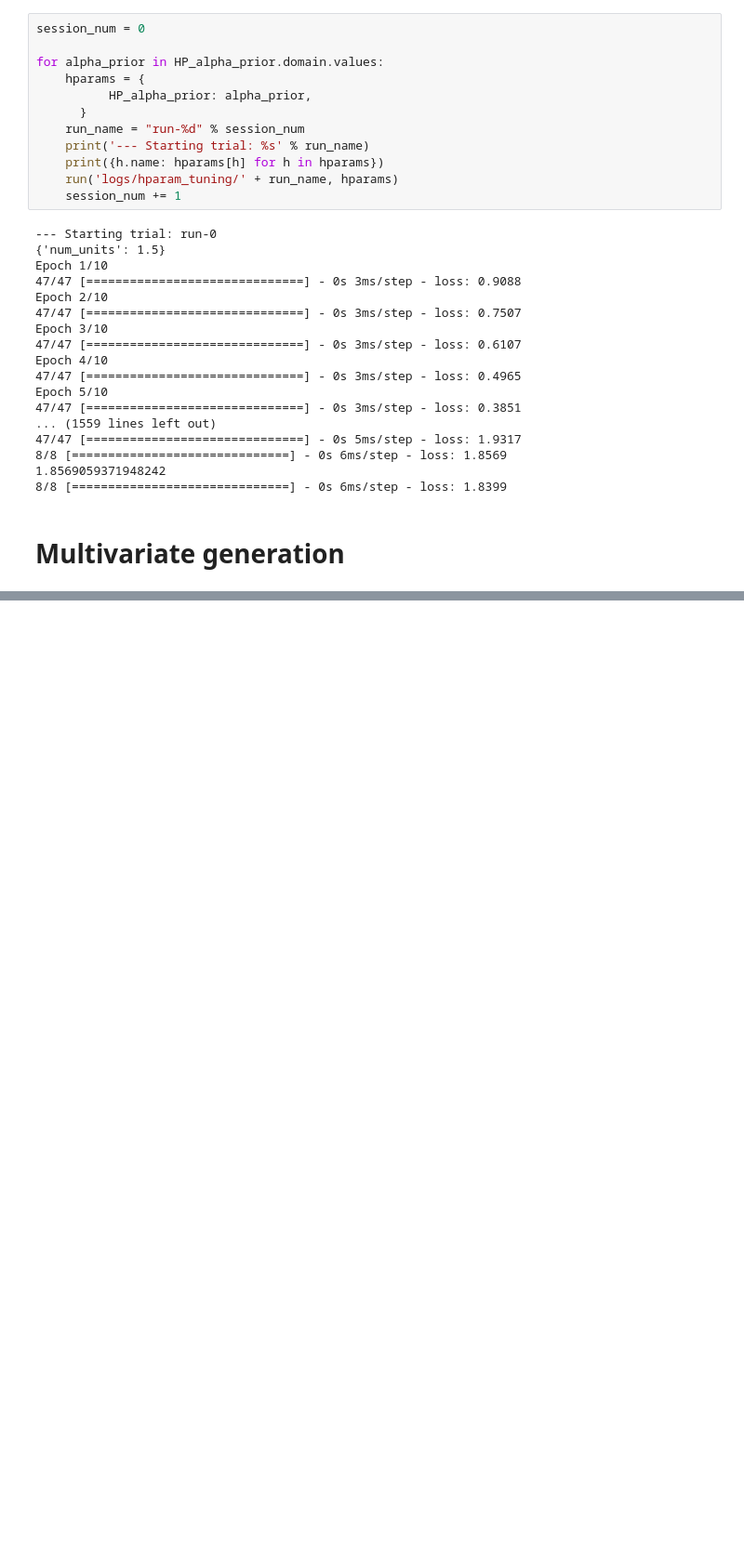
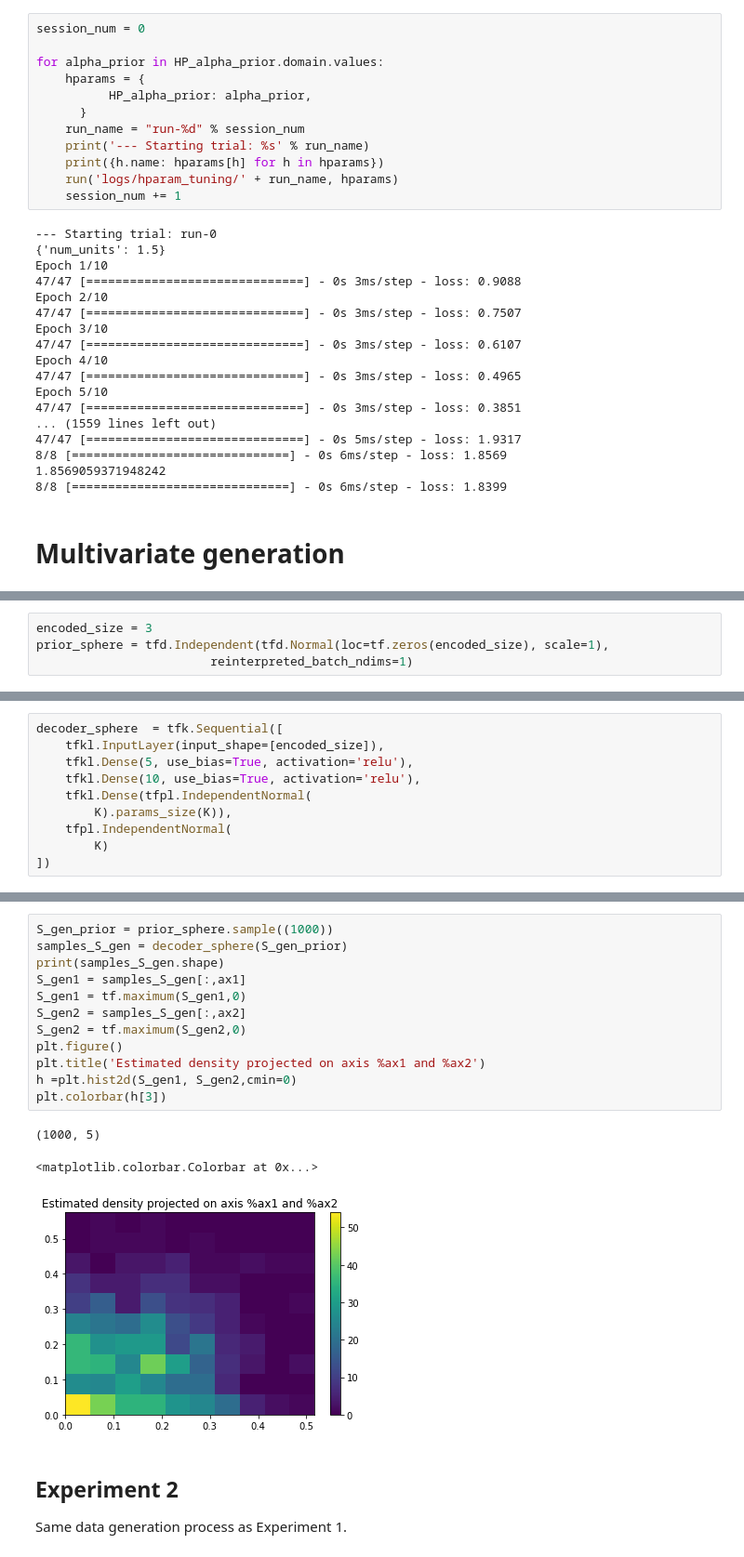
Before and after one commit to Nicolasecl16/These, a Jupyter notebook: Extreme_VAE/Tf Invgamma VAE.ipynb, the cells around one changed output, grey strips where cells are left out. Shown at 93% size. Cells and saved outputs as stored; diff of their text form; blank space fills up the shorter version.

```diff
--- a/Extreme_VAE/Tf Invgamma VAE.ipynb
+++ b/Extreme_VAE/Tf Invgamma VAE.ipynb
@@ -882,0 +899,4 @@ Epoch 5/10
+# %%
+encoded_size = 3
+prior_sphere = tfd.Independent(tfd.Normal(loc=tf.zeros(encoded_size), scale=1),
+                        reinterpreted_batch_ndims=1)
@@ -882,0 +936,10 @@ Epoch 5/10
+# %%
+decoder_sphere  = tfk.Sequential([
+    tfkl.InputLayer(input_shape=[encoded_size]),
+    tfkl.Dense(5, use_bias=True, activation='relu'),
+    tfkl.Dense(10, use_bias=True, activation='relu'),
+    tfkl.Dense(tfpl.IndependentNormal(
+        K).params_size(K)),
+    tfpl.IndependentNormal(
+        K)
+])
@@ -882,0 +1009,19 @@ Epoch 5/10
+# %%
+S_gen_prior = prior_sphere.sample((1000))
+samples_S_gen = decoder_sphere(S_gen_prior)
+print(samples_S_gen.shape)
+S_gen1 = samples_S_gen[:,ax1]
+S_gen1 = tf.maximum(S_gen1,0)
+S_gen2 = samples_S_gen[:,ax2]
+S_gen2 = tf.maximum(S_gen2,0)
+plt.figure()
+plt.title('Estimated density projected on axis %ax1 and %ax2')
+h =plt.hist2d(S_gen1, S_gen2,cmin=0)
+plt.colorbar(h[3])
+# %% [output]
+(1000, 5)
+<matplotlib.colorbar.Colorbar at 0x...>
+[figure, added]
+# %% [markdown]
+## Experiment 2
+Same data generation process as Experiment 1.
```
Also changed, not shown: parts of 11 cells of this notebook.
